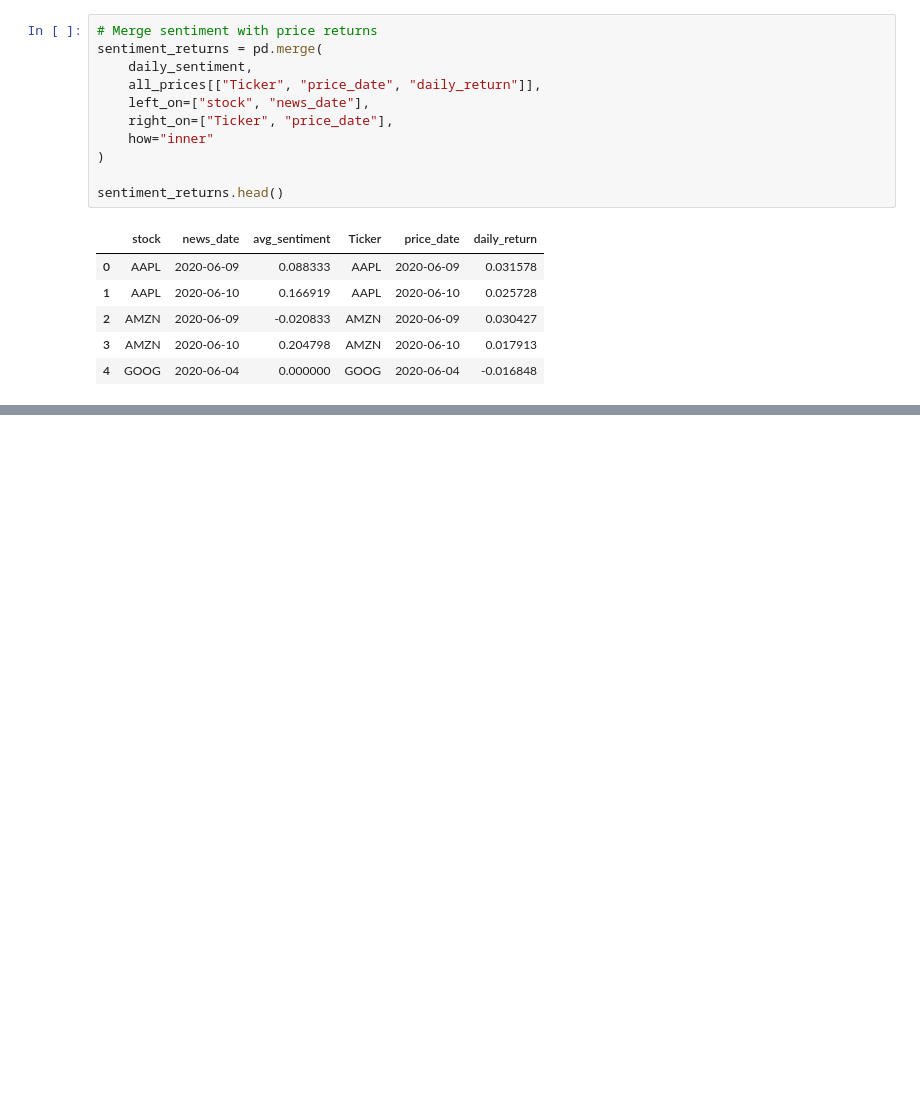
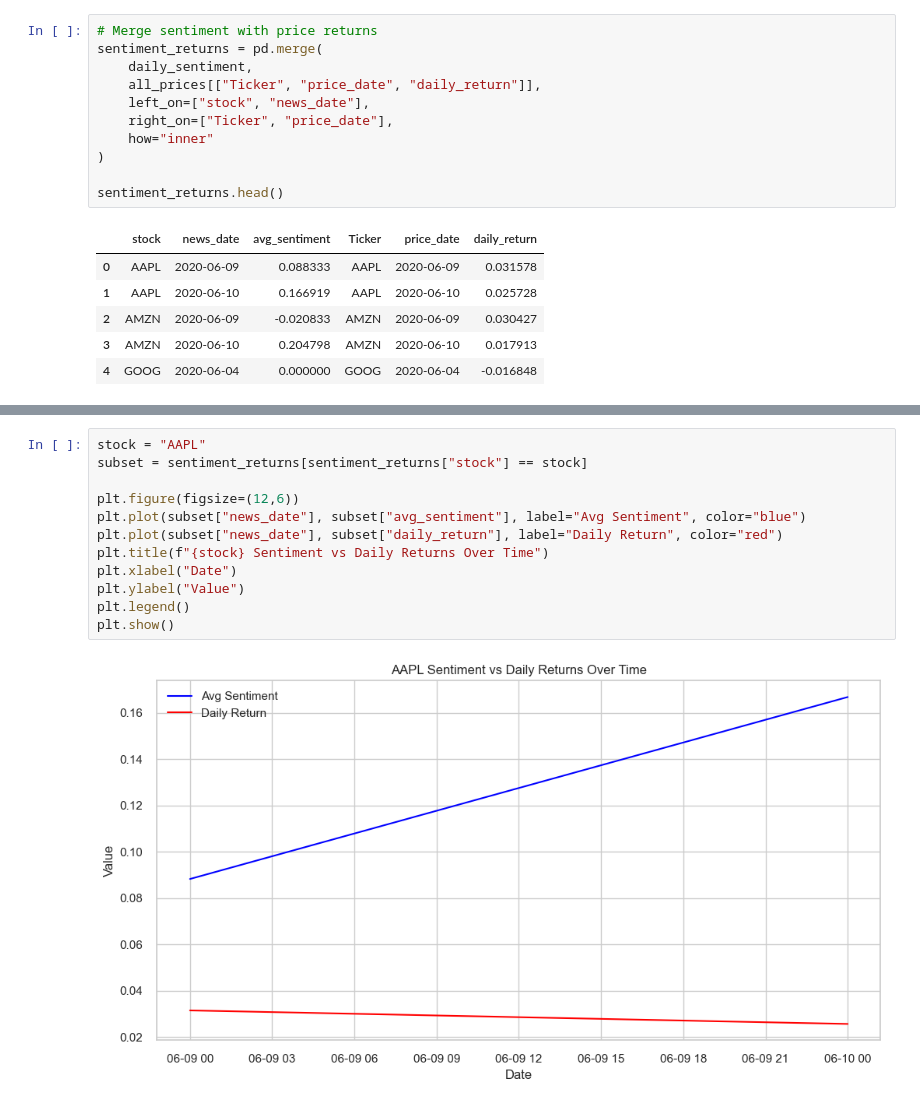
Before and after one commit to Feven777/Predicting_Price_Moves_with_News_Sentiment, a Jupyter notebook: notebooks/stock.ipynb, the cells around one changed output, grey strips where cells are left out. Drawn from its saved outputs; the diff is of its cells as text; blank space fills up the shorter version.

```diff
--- a/notebooks/stock.ipynb
+++ b/notebooks/stock.ipynb
@@ -431,0 +490,14 @@ sentiment_returns.head()
+# %%
+stock = "AAPL"
+subset = sentiment_returns[sentiment_returns["stock"] == stock]
+
+plt.figure(figsize=(12,6))
+plt.plot(subset["news_date"], subset["avg_sentiment"], label="Avg Sentiment", color="blue")
+plt.plot(subset["news_date"], subset["daily_return"], label="Daily Return", color="red")
+plt.title(f"{stock} Sentiment vs Daily Returns Over Time")
+plt.xlabel("Date")
+plt.ylabel("Value")
+plt.legend()
+plt.show()
+# %% [output]
+[figure, added]
```
Also changed, not shown: parts of 9 cells of this notebook.
